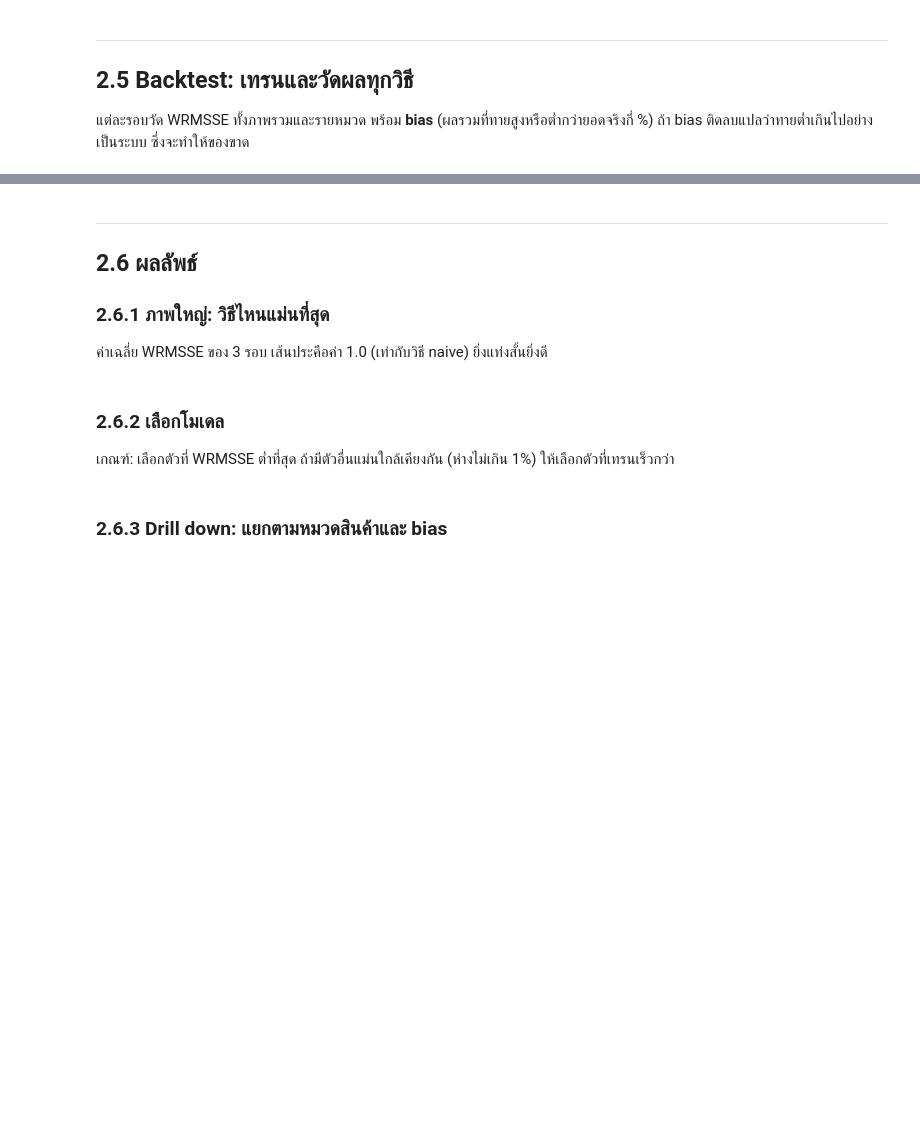
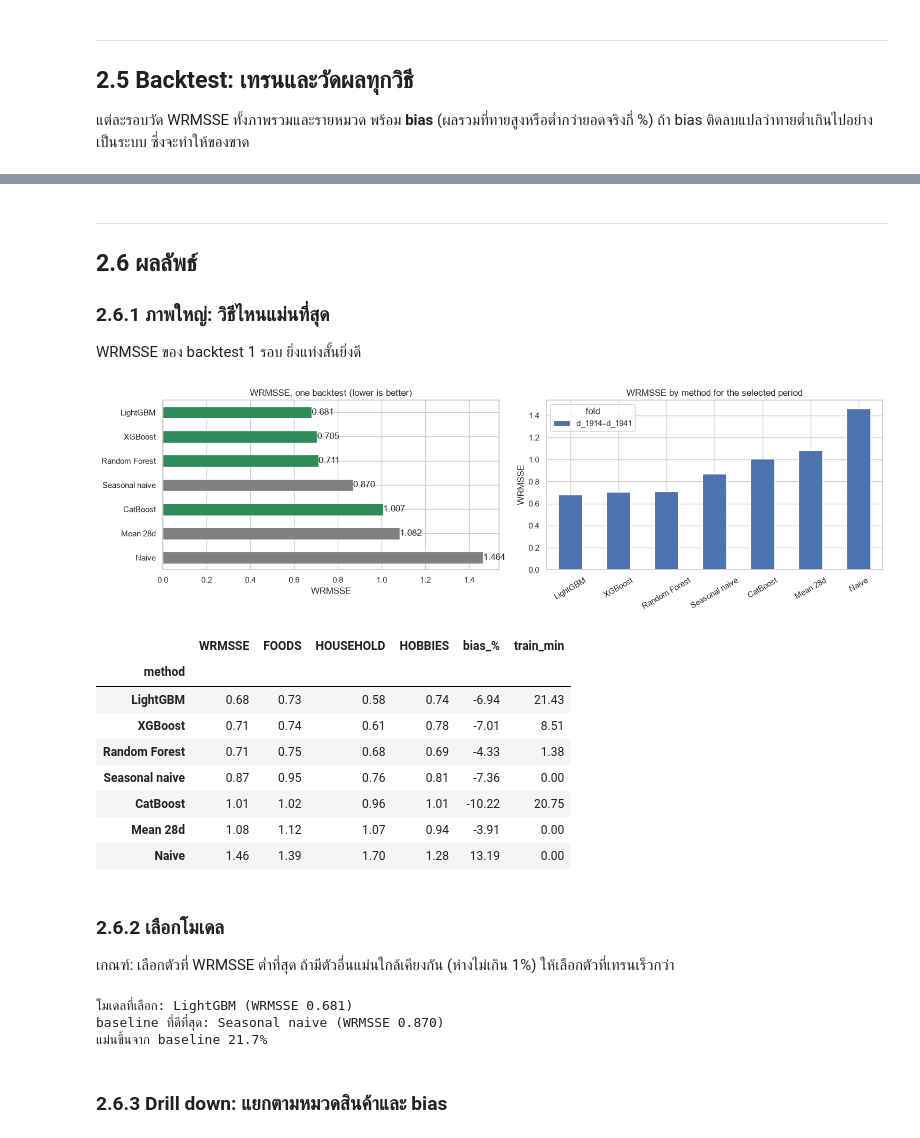
Before and after one commit to thitiwutsuk/Walmart-Demand-Forecasting, a Jupyter notebook: notebooks/02_forecast.ipynb, the cells around one changed output, grey strips where cells are left out. Saved outputs shown, nothing was run; the diff lists cells and outputs as text; code cells hidden in the pictures; blank space fills up the shorter version.

Commit message:
fix: correct forecasting backtest and price features

```diff
--- a/notebooks/02_forecast.ipynb
+++ b/notebooks/02_forecast.ipynb
@@ -65,7 +67,7 @@ from src.data import PROCESSED, ID_COLS, load_long, load_raw
 from src.features import CAT_FEATURES, HORIZON, FeatureBuilder
 from src.metrics import WRMSSE
 # %%
-FOLDS = [1857, 1885, 1913]  # วันสุดท้ายของข้อมูลที่ใช้เทรนในแต่ละรอบ backtest
+FOLDS = [1913]  # วันสุดท้ายของข้อมูลที่ใช้เทรนในแต่ละรอบ backtest
 FINAL_END = 1941             # ข้อมูลจริงวันสุดท้าย ใช้เทรนตัวจริงเพื่อพยากรณ์ d_1942–d_1969
 TRAIN_DAYS = 365             # เทรนด้วยประวัติ 1 ปีล่าสุด (ลดเวลาและ RAM)
 N_ROUNDS = 800               # จำนวนต้นไม้ของโมเดล boosting
@@ -300,28 +339,38 @@ backtest = pd.DataFrame(rows)
 
 ### 2.6.1 ภาพใหญ่: วิธีไหนแม่นที่สุด
 
-ค่าเฉลี่ย WRMSSE ของ 3 รอบ เส้นประคือค่า 1.0 (เท่ากับวิธี naive) ยิ่งแท่งสั้นยิ่งดี
+WRMSSE ของ backtest 1 รอบ ยิ่งแท่งสั้นยิ่งดี
 # %%
 comparison = (
     backtest.groupby('method')[['ALL', 'FOODS', 'HOUSEHOLD', 'HOBBIES', 'bias_%', 'train_min']].mean()
     .rename(columns={'ALL': 'WRMSSE'})
     .sort_values('WRMSSE')
 )
 comparison.to_csv(ANALYSIS / 'model_comparison.csv')
 
 fig, axes = plt.subplots(1, 2, figsize=(15, 4.5))
 colors = ['seagreen' if m in MODELS else 'gray' for m in comparison.index]
 comparison['WRMSSE'].plot.barh(ax=axes[0], color=colors)
-axes[0].axvline(1, color='black', ls='--', lw=1)
 axes[0].invert_yaxis()
 axes[0].bar_label(axes[0].containers[0], fmt='%.3f')
-axes[0].set(title='WRMSSE, average of 3 backtests (lower is better)', xlabel='WRMSSE', ylabel='')
+axes[0].set(title='WRMSSE, one backtest (lower is better)', xlabel='WRMSSE', ylabel='')
 
 per_fold = backtest.pivot(index='fold', columns='method', values='ALL')[comparison.index]
 per_fold.T.plot.bar(ax=axes[1], rot=30)
-axes[1].set(title='WRMSSE by backtest round (stable across time?)', xlabel='', ylabel='WRMSSE')
+axes[1].set(title='WRMSSE by method for the selected period', xlabel='', ylabel='WRMSSE')
 show(fig, '02_6_model_comparison')
 comparison
+# %% [output]
+[figure, added]
+|  | WRMSSE | FOODS | HOUSEHOLD | HOBBIES | bias_% | train_min |
+| method |  |  |  |  |  |  |
+| LightGBM | 0.68 | 0.73 | 0.58 | 0.74 | -6.94 | 21.43 |
+| XGBoost | 0.71 | 0.74 | 0.61 | 0.78 | -7.01 | 8.51 |
+| Random Forest | 0.71 | 0.75 | 0.68 | 0.69 | -4.33 | 1.38 |
+| Seasonal naive | 0.87 | 0.95 | 0.76 | 0.81 | -7.36 | 0.00 |
+| CatBoost | 1.01 | 1.02 | 0.96 | 1.01 | -10.22 | 20.75 |
+| Mean 28d | 1.08 | 1.12 | 1.07 | 0.94 | -3.91 | 0.00 |
+| Naive | 1.46 | 1.39 | 1.70 | 1.28 | 13.19 | 0.00 |
 # %% [markdown]
 ### 2.6.2 เลือกโมเดล
 
@@ -334,6 +383,10 @@ improvement = (1 - comparison.loc[best, 'WRMSSE'] / comparison.loc[baseline, 'WR
 print(f'โมเดลที่เลือก: {best} (WRMSSE {comparison.loc[best, "WRMSSE"]:.3f})')
 print(f'baseline ที่ดีที่สุด: {baseline} (WRMSSE {comparison.loc[baseline, "WRMSSE"]:.3f})')
 print(f'แม่นขึ้นจาก baseline {improvement:.1f}%')
+# %% [output]
+โมเดลที่เลือก: LightGBM (WRMSSE 0.681)
+baseline ที่ดีที่สุด: Seasonal naive (WRMSSE 0.870)
+แม่นขึ้นจาก baseline 21.7%
 # %% [markdown]
 ### 2.6.3 Drill down: แยกตามหมวดสินค้าและ bias
 # %%
```
Also changed, not shown: parts of 20 cells of this notebook, 14 other files.
